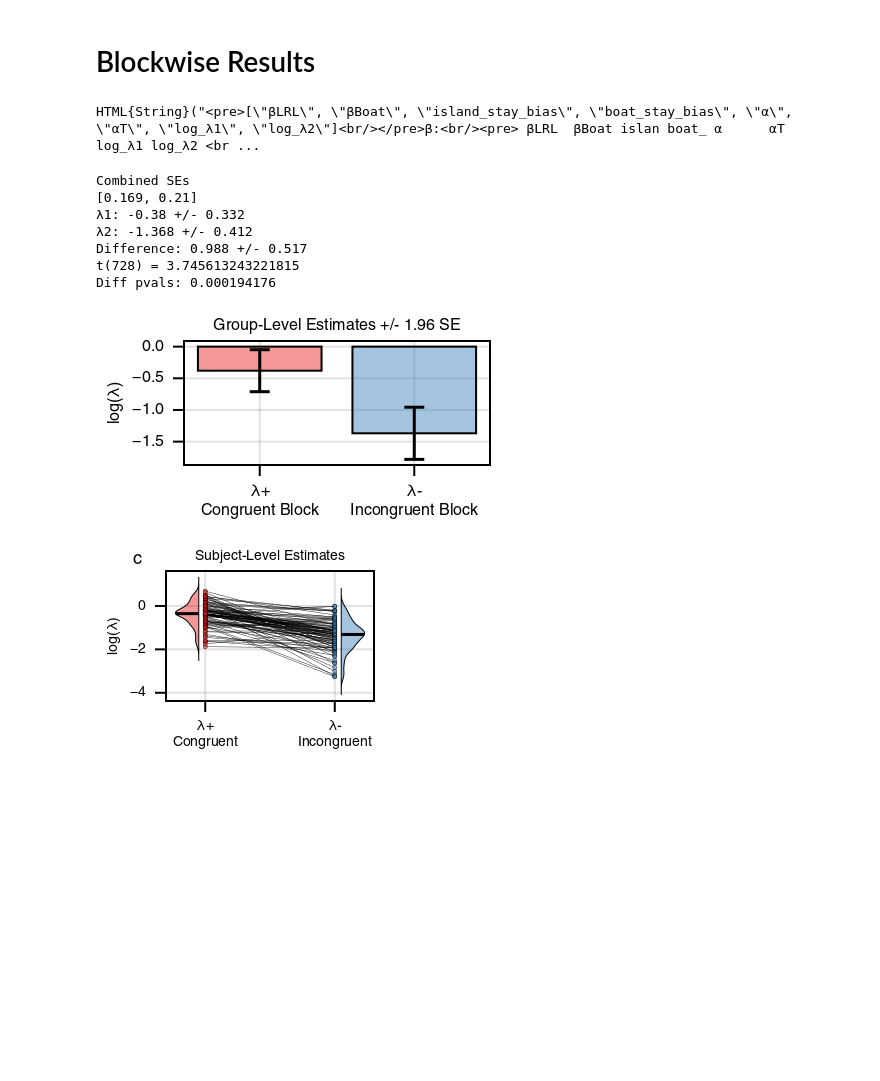
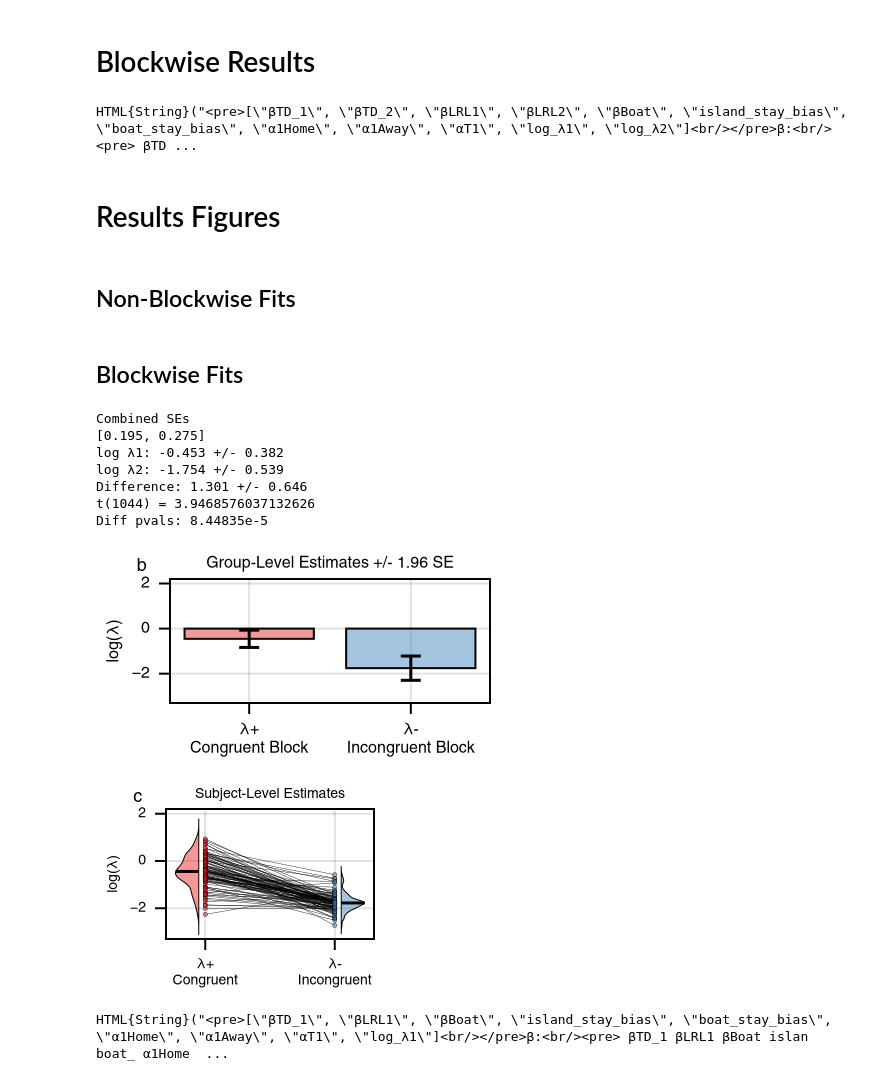
Before and after one commit to ariekahn/sailing_paper_code, a Jupyter notebook: notebooks/results_lrl.ipynb, the cells around one changed output. Cells and saved outputs as stored; diff of their text form; code cells hidden in the pictures; blank space fills up the shorter version.

Commit message:
update LRL results

```diff
--- a/notebooks/results_lrl.ipynb
+++ b/notebooks/results_lrl.ipynb
@@ -60,7 +191,11 @@ full_df[1:5, :]
 # %%
 s = "blockwise"
-ver = "lrlblockwise_twoλ_BLRL_BBoat_λ1_λ2_aT_islandbias_boatbias_rewscaled_initx"
-r = load("../results/$(s)/$(s)_$(ver).jld2")["$(s)_$(ver)"]
+ver = "lrl_twoλ_twotd_TDlam1-1.0_BTD_1_BTD_2_BLRL1_BLRL2_BBoat_c-0.1_λ1_λ2_a1_aT1_islandbias_boatbias_homeaway_rewscaled_initx-100"
+r = load("../results/$(s)/$(s)_$(ver).jld2", "results")
 HTML(show_results(r))
 # %% [output]
-HTML{String}("<pre>[\"βLRL\", \"βBoat\", \"island_stay_bias\", \"boat_stay_bias\", \"α\", \"αT\", \"log_λ1\", \"log_λ2\"]<br/></pre>β:<br/><pre> βLRL  βBoat islan boat_ α      αT     log_λ1 log_λ2 <br ...
+HTML{String}("<pre>[\"βTD_1\", \"βTD_2\", \"βLRL1\", \"βLRL2\", \"βBoat\", \"island_stay_bias\", \"boat_stay_bias\", \"α1Home\", \"α1Away\", \"αT1\", \"log_λ1\", \"log_λ2\"]<br/></pre>β:<br/><pre> βTD ...
+# %% [markdown]
+# Results Figures
+# %% [markdown]
+## Non-Blockwise Fits
@@ -67,64 +234,70 @@ HTML{String}("<pre>[\"βLRL\", \"βBoat\", \"island_stay_bias\", \"boat_stay_bia
+# %% [markdown]
+## Blockwise Fits
 # %%
-s = "blockwise"
-ver = "lrlblockwise_twoλ_BLRL_BBoat_λ1_λ2_aT_islandbias_boatbias_rewscaled_initx"
-r = load("../results/$(s)/$(s)_$(ver).jld2")["$(s)_$(ver)"]
+λ1_ind = findfirst(x -> x == "log_λ1", r.varnames)
+λ2_ind = findfirst(x -> x == "log_λ2", r.varnames)
 
 colors = categorical_colors(:Set1, 3)
-betas = r.betas[end-1:end]
+betas = r.betas[[λ1_ind, λ2_ind]]
 # Get Confidence Intervals
-x = [0, 0, 0, 0, 0, 0, 1, 0]
+x = zeros(12)
+x[λ1_ind] = 1
 se1 = sqrt(x' * r.covmtx * x)
-x = [0, 0, 0, 0, 0, 0, 0, 1]
+x = zeros(12)
+x[λ2_ind] = 1
 se2 = sqrt(x' * r.covmtx * x)
 ses = [se1; se2]
 println("Combined SEs")
 println(round.(ses; digits=3))
 confints = ses .* 1.96
 
-print("λ1: ")
+print("log λ1: ")
 println(round(betas[1]; digits=3), " +/- ", round(confints[1]; digits=3))
-print("λ2: ")
+print("log λ2: ")
 println(round(betas[2]; digits=3), " +/- ", round(confints[2]; digits=3))
 
 diff1 = betas[1] - betas[2]
-x = [0, 0, 0, 0, 0, 0, 1, -1]
+x = zeros(12)
+x[λ1_ind] = 1
+x[λ2_ind] = -1
 diff1_se = sqrt(x' * r.covmtx * x)
 println("Difference: ", round(diff1; digits=3), " +/- ", round(diff1_se * 1.96; digits=3))
 nsub = size(r.x, 1)
 nreg = size(r.x, 2)
 nparam = size(r.betas,2)
 pvals = 2*ccdf(TDist(nparam*(nsub - nreg - 1)), abs(diff1) / diff1_se)
 println("t($(nparam*(nsub - nreg - 1))) = $(abs(diff1) / diff1_se)")
 println("Diff pvals: ", round(pvals; digits=10))
 
 f = Figure(size=72 .* (2.8, 1.5), fontsize=8)
 ax = Axis(f[1, 1],xticks = (1:2, ["λ+\nCongruent Block", "λ-\nIncongruent Block"]),
                 ylabel="log(λ)",
                 title = "Group-Level Estimates +/- 1.96 SE",
                 )
 for i in 1:2
         g = barplot!(f[1,1], [i], [betas[i]],
                 color=(colors[i], 0.45),
                 strokecolor = :black, strokewidth = 1,
         )
 end
- # axis = (xticks = (1:2, ["λ+ (Congruent Block)", "λ- (Incongruent Block)"]),
-        #         ylabel="log(λ)",
-        #         title = "6.2 LRL Blockwise λs (Baseline) +/- 1.96 SE",
-        #         ),
 errorbars!([1, 2], betas, confints, whiskerwidth = 10, color=:black)
-save("figures/blockwise_grouplevel.pdf", f, pt_per_unit=1.0)
+ylims!(-3.3, 2.2)
+Label(f[1, 1, TopLeft()], "b", fontsize = 9, font = :bold, padding = (0, 12, 2, 0), halign = :right)
+# save("figures/blockwise_grouplevel.pdf", f, pt_per_unit=1.0)
 f
 # %% [output]
 Combined SEs
-[0.169, 0.21]
-λ1: -0.38 +/- 0.332
-λ2: -1.368 +/- 0.412
-Difference: 0.988 +/- 0.517
-t(728) = 3.745613243221815
-Diff pvals: 0.000194176
+[0.195, 0.275]
+log λ1: -0.453 +/- 0.382
+log λ2: -1.754 +/- 0.539
+Difference: 1.301 +/- 0.646
+t(1044) = 3.9468576037132626
+Diff pvals: 8.44835e-5
-[figure, old version]
+[figure, new version]
 # %%
+λ1_ind = findfirst(x -> x == "log_λ1", r.varnames)
+λ2_ind = findfirst(x -> x == "log_λ2", r.varnames)
+
 # colors = resample_cmap(:Accent_3, 3)[1:end]
 colors = categorical_colors(:Set1, 3)
 
@@ -135,7 +308,7 @@ ax = Axis(f[1,1], xticks = (1:2, ["λ+\nCongruent", "λ-\nIncongruent"]),
     title = "Subject-Level Estimates",
 )
 x = repeat([1], inner=100) .- 0.05
-violin!(x, r.x[:,7],
+violin!(x, r.x[:,λ1_ind],
         side = :left,
         strokecolor = :black, strokewidth = 0.5,
         color=(colors[1], 0.45),
@@ -144,7 +317,7 @@ violin!(x, r.x[:,7],
         mediancolor=:black,
 )
 x = repeat([2], inner=100) .+ 0.05
-violin!(x, r.x[:,8],
+violin!(x, r.x[:,λ2_ind],
         side = :right,
         strokecolor = :black, strokewidth = 0.5,
         color=(colors[2], 0.45),
@@ -153,12 +326,19 @@ violin!(x, r.x[:,8],
         mediancolor=:black,
 )
 for i in 1:100
-    lines!([1, 2], [r.x[i,7], r.x[i,8]], color=:black, linewidth=0.2)
-    scatter!([1], [r.x[i,7]], color=(colors[1], 0.5), strokewidth=0.2, markersize=3)
-    scatter!([2], [r.x[i,8]], color=(colors[2], 0.5), strokewidth=0.2, markersize=3)
+    lines!([1, 2], [r.x[i,λ1_ind], r.x[i,λ2_ind]], color=:black, linewidth=0.2)
+    scatter!([1], [r.x[i,λ1_ind]], color=(colors[1], 0.5), strokewidth=0.2, markersize=3)
+    scatter!([2], [r.x[i,λ2_ind]], color=(colors[2], 0.5), strokewidth=0.2, markersize=3)
 end
+ylims!(-3.3, 2.2)
 Label(f[1, 1, TopLeft()], "c", fontsize = 9, font = :bold, padding = (0, 12, 2, 0), halign = :right)
-save("figures/blockwise_subjectlevel.pdf", f, pt_per_unit=1.0)
+# save("figures/blockwise_subjectlevel.pdf", f, pt_per_unit=1.0)
 f
 # %% [output]
-[figure, old version]
+[figure, new version]
+# %%
+x = "blockwise_lrl_twoλ_twotd_TDlam1-1.0_BTD_1_BLRL1_BBoat_c-0.1_λ1_a1_aT1_islandbias_boatbias_homeaway_rewscaled_initx-100"
+r_lrl = load("../results/blockwise/$(x).jld2", "results")
+HTML(show_results(r_lrl))
+# %% [output]
+HTML{String}("<pre>[\"βTD_1\", \"βLRL1\", \"βBoat\", \"island_stay_bias\", \"boat_stay_bias\", \"α1Home\", \"α1Away\", \"αT1\", \"log_λ1\"]<br/></pre>β:<br/><pre> βTD_1 βLRL1 βBoat islan boat_ α1Home  ...
```
Also changed, not shown: parts of 6 cells of this notebook.
